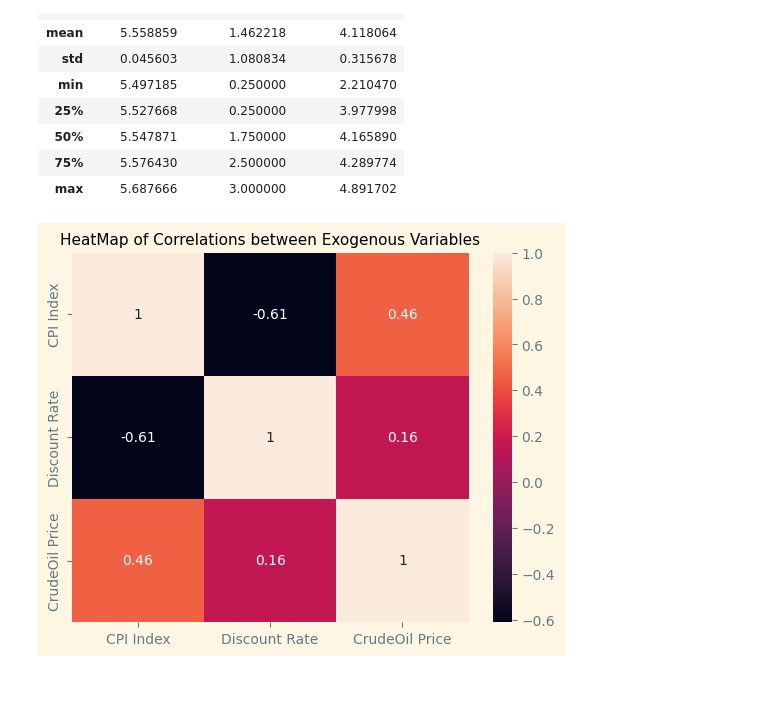
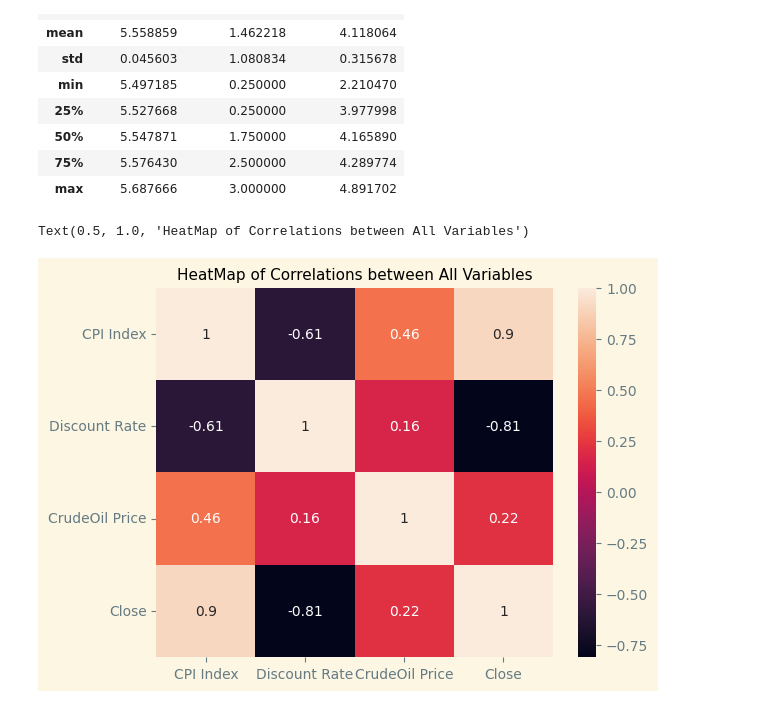
Before and after one commit to X99S5/Stock_Prediction_Model, a Jupyter notebook: Assignment.ipynb, the cells around one changed output. Drawn from its saved outputs; the diff is of its cells as text; code cells hidden in the pictures.

```diff
--- a/Assignment.ipynb
+++ b/Assignment.ipynb
@@ -287,6 +227,8 @@ plt.show()
 # %%
 exogenousdf = pd.concat([np.log(conPiDataResample[['CPI Index']]),frDataResample[['Discount Rate']]], axis=1)
 exogenousdf['CrudeOil Price'] = np.log(OilDataResample['CrudeOil Price'])
+mergeddf = exogenousdf.copy()
+mergeddf['Close'] = stockDataResample['Close']
 exogenousdf
 # %% [output]
 |  | CPI Index | Discount Rate | CrudeOil Price |
@@ -316,10 +258,10 @@ exogenousdf.describe()
 | 75% | 5.576430 | 2.500000 | 4.289774 |
 | max | 5.687666 | 3.000000 | 4.891702 |
 # %%
-c = exogenousdf.corr()
+c = mergeddf.corr()
 sns.heatmap(c,annot=True)
-plt.title("HeatMap of Correlations between Exogenous Variables",fontsize=11)
-plt.savefig('src/Graphs/HeatMap of Correlations between Exogenous Variables.png')
+plt.title("HeatMap of Correlations between All Variables",fontsize=11)
 # %% [output]
+Text(0.5, 1.0, 'HeatMap of Correlations between All Variables')
-[figure, old version]
+[figure, new version]
 # %%
```
Also changed, not shown: parts of 45 cells of this notebook.
